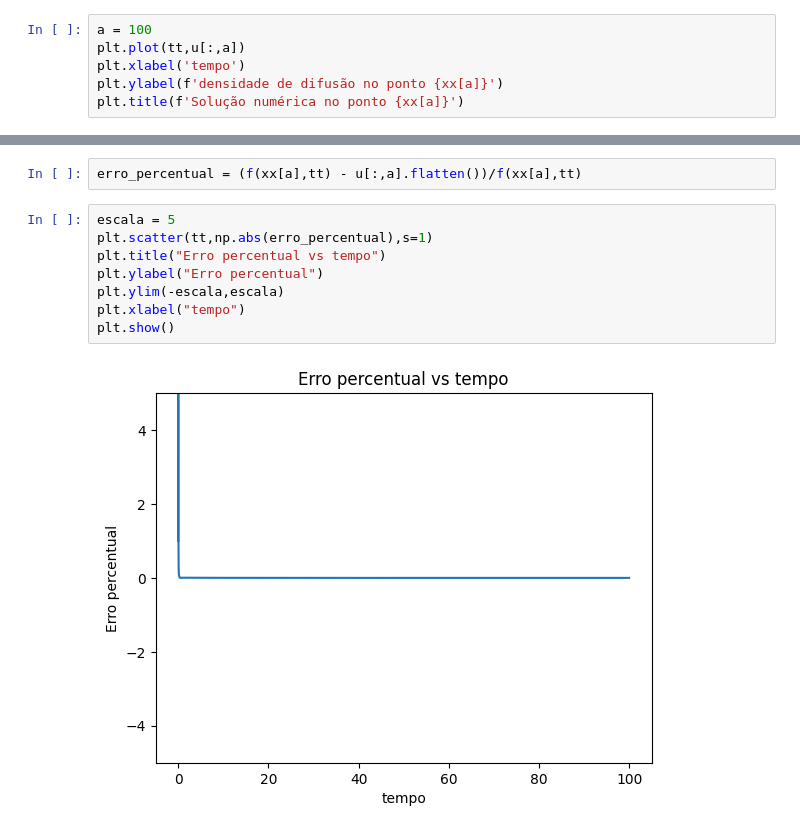
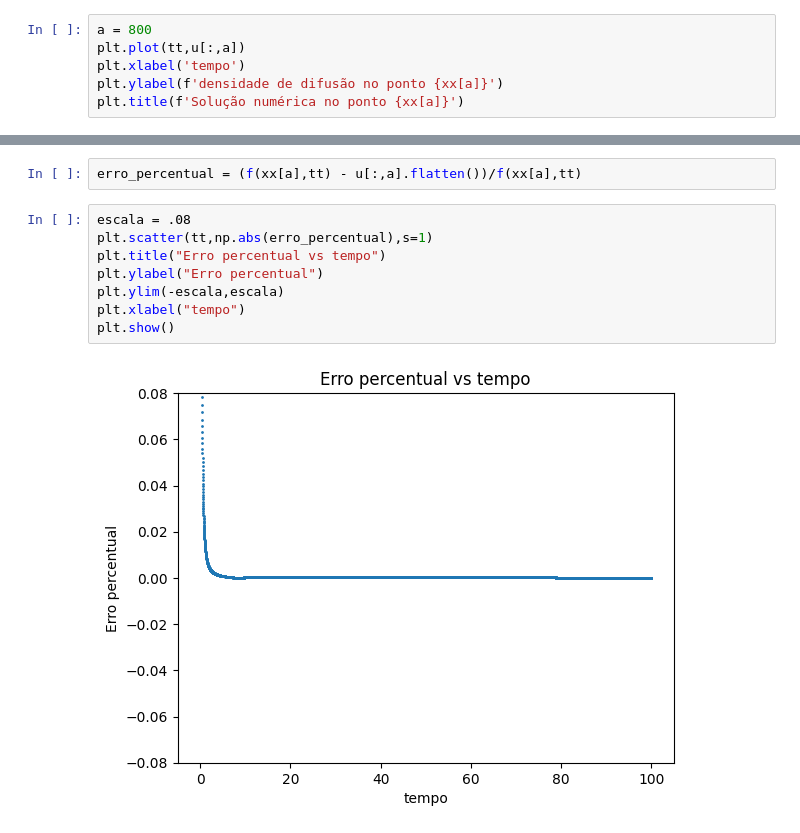
Before and after one commit to mickpires/diffusion, a Jupyter notebook: método de cranknicolson.ipynb, the cells around one changed output, grey strips where cells are left out. Saved outputs shown, nothing was run; the diff lists cells and outputs as text.

```diff
--- a/método de cranknicolson.ipynb
+++ b/método de cranknicolson.ipynb
@@ -37,7 +37,7 @@ for _ in np.arange(0,tempo_final,Δt):
 # %%
 u = np.array(u)
 # %%
-a = 100
+a = 800
 plt.plot(tt,u[:,a])
 plt.xlabel('tempo')
 plt.ylabel(f'densidade de difusão no ponto {xx[a]}')
@@ -76,12 +76,12 @@ Text(0, 0.5, 'densidade de difusão no ponto 1.0')
 # %%
 erro_percentual = (f(xx[a],tt) - u[:,a].flatten())/f(xx[a],tt)
 # %%
-escala = 5
+escala = .08
 plt.scatter(tt,np.abs(erro_percentual),s=1)
 plt.title("Erro percentual vs tempo")
 plt.ylabel("Erro percentual")
 plt.ylim(-escala,escala)
 plt.xlabel("tempo")
 plt.show()
 # %% [output]
-[figure, old version]
+[figure, new version]
```
Also changed, not shown: parts of 4 cells of this notebook, 1 other file.
